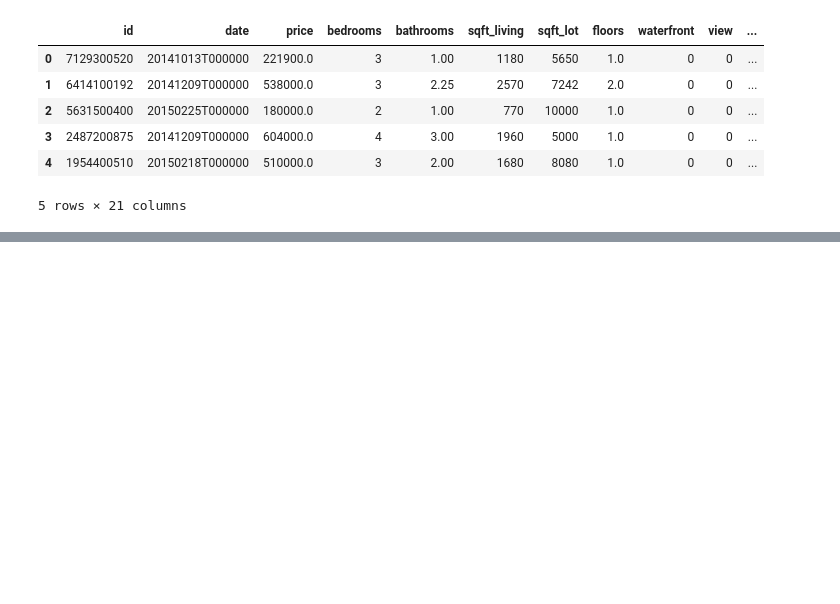
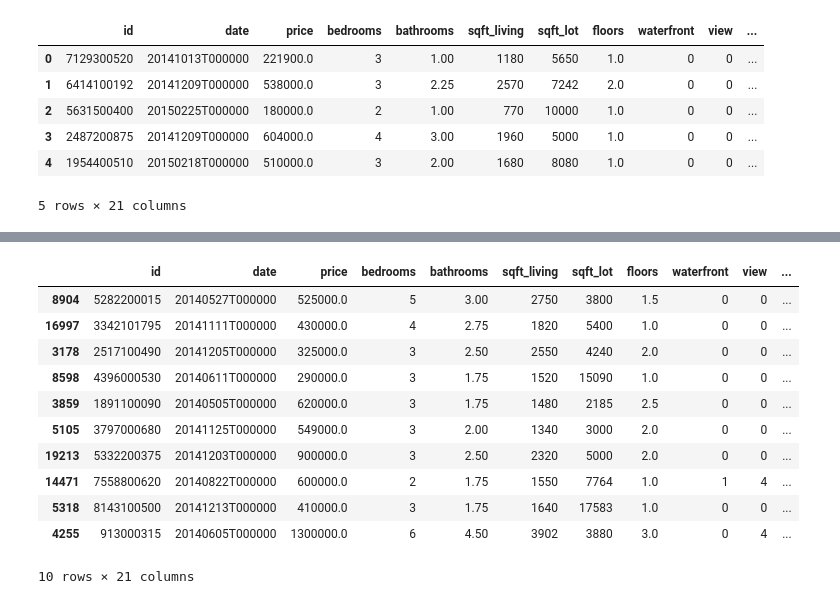
Before and after one commit to rajkumar-cod/DATA-ANALYTICS-USING-PYTHON, a Jupyter notebook: data analysis/analysis.ipynb, the cells around one changed output, grey strips where cells are left out. Cells and saved outputs as stored; diff of their text form; code cells hidden in the pictures; blank space fills up the shorter version.

```diff
--- a/data analysis/analysis.ipynb
+++ b/data analysis/analysis.ipynb
@@ -18,0 +78,15 @@ df.head()
+# %%
+df.sample(10) # randomly dta show
+# %% [output]
+|  | id | date | price | bedrooms | bathrooms | sqft_living | sqft_lot | floors | waterfront | view | ... |
+| 8904 | 5282200015 | 20140527T000000 | 525000.0 | 5 | 3.00 | 2750 | 3800 | 1.5 | 0 | 0 | ... |
+| 16997 | 3342101795 | 20141111T000000 | 430000.0 | 4 | 2.75 | 1820 | 5400 | 1.0 | 0 | 0 | ... |
+| 3178 | 2517100490 | 20141205T000000 | 325000.0 | 3 | 2.50 | 2550 | 4240 | 2.0 | 0 | 0 | ... |
+| 8598 | 4396000530 | 20140611T000000 | 290000.0 | 3 | 1.75 | 1520 | 15090 | 1.0 | 0 | 0 | ... |
+| 3859 | 1891100090 | 20140505T000000 | 620000.0 | 3 | 1.75 | 1480 | 2185 | 2.5 | 0 | 0 | ... |
+| 5105 | 3797000680 | 20141125T000000 | 549000.0 | 3 | 2.00 | 1340 | 3000 | 2.0 | 0 | 0 | ... |
+| 19213 | 5332200375 | 20141203T000000 | 900000.0 | 3 | 2.50 | 2320 | 5000 | 2.0 | 0 | 0 | ... |
+| 14471 | 7558800620 | 20140822T000000 | 600000.0 | 2 | 1.75 | 1550 | 7764 | 1.0 | 1 | 4 | ... |
+| 5318 | 8143100500 | 20141213T000000 | 410000.0 | 3 | 1.75 | 1640 | 17583 | 1.0 | 0 | 0 | ... |
+| 4255 | 913000315 | 20140605T000000 | 1300000.0 | 6 | 4.50 | 3902 | 3880 | 3.0 | 0 | 4 | ... |
+10 rows × 21 columns
```
Also changed, not shown: parts of 13 cells of this notebook, 1 other file.
